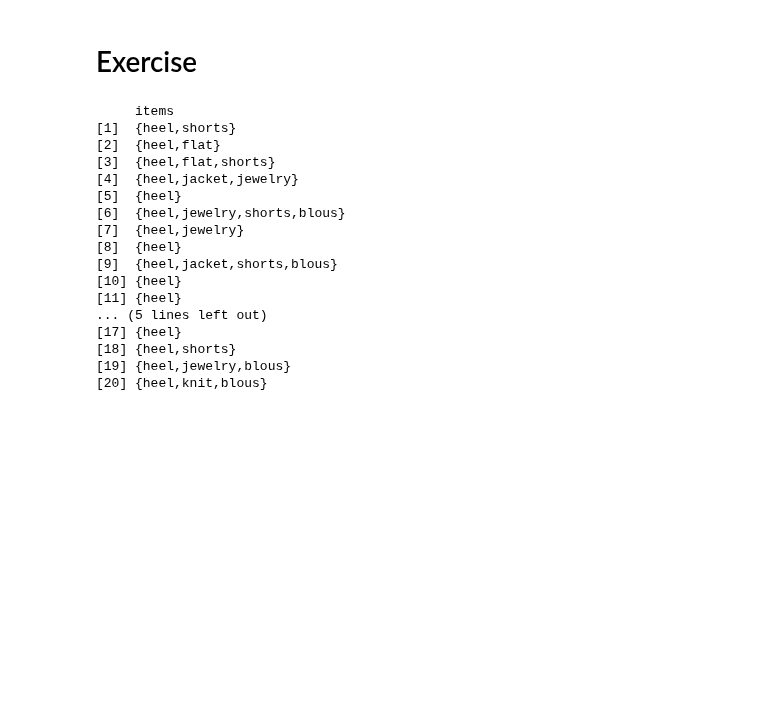
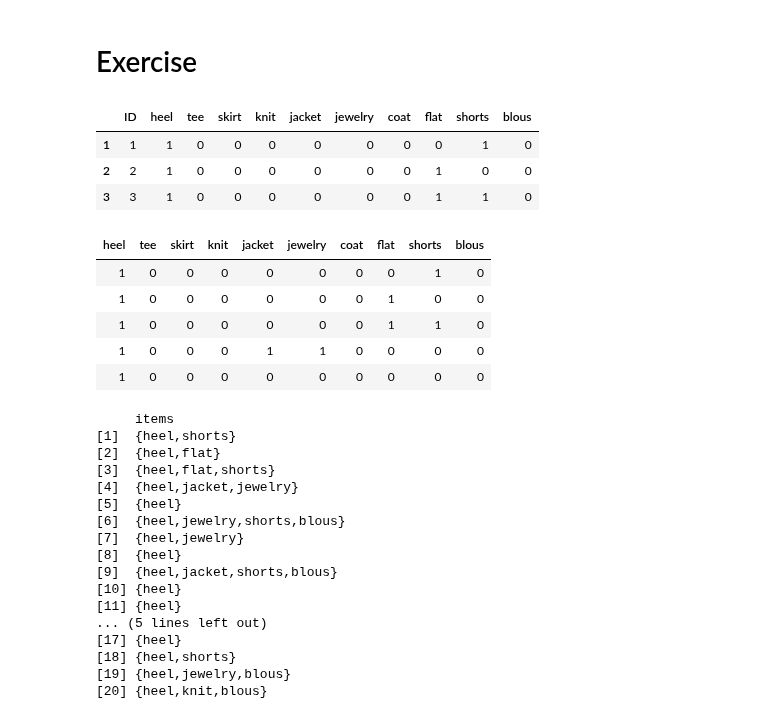
Before and after one commit to byungjun0689/DataScience, a Jupyter notebook: KMU/Second Semester/DataMining/1119_1126_Association Rule Mining/Association Rule Mining.ipynb, the cells around one changed output. Cells and saved outputs as stored; diff of their text form; code cells hidden in the pictures; blank space fills up the shorter version.

```diff
--- a/KMU/Second Semester/DataMining/1119_1126_Association Rule Mining/Association Rule Mining.ipynb
+++ b/KMU/Second Semester/DataMining/1119_1126_Association Rule Mining/Association Rule Mining.ipynb
@@ -368,0 +367,17 @@ trans <- as(st, "transactions")
+# %%
+head(data,3)
+# %% [output]
+|  | ID | heel | tee | skirt | knit | jacket | jewelry | coat | flat | shorts | blous |
+| 1 | 1 | 1 | 0 | 0 | 0 | 0 | 0 | 0 | 0 | 1 | 0 |
+| 2 | 2 | 1 | 0 | 0 | 0 | 0 | 0 | 0 | 1 | 0 | 0 |
+| 3 | 3 | 1 | 0 | 0 | 0 | 0 | 0 | 0 | 1 | 1 | 0 |
+# %%
+st <- as.matrix(data[,-1])
+st[1:5,]
+# %% [output]
+| heel | tee | skirt | knit | jacket | jewelry | coat | flat | shorts | blous |
+| 1 | 0 | 0 | 0 | 0 | 0 | 0 | 0 | 1 | 0 |
+| 1 | 0 | 0 | 0 | 0 | 0 | 0 | 1 | 0 | 0 |
+| 1 | 0 | 0 | 0 | 0 | 0 | 0 | 1 | 1 | 0 |
+| 1 | 0 | 0 | 0 | 1 | 1 | 0 | 0 | 0 | 0 |
+| 1 | 0 | 0 | 0 | 0 | 0 | 0 | 0 | 0 | 0 |
```
Also changed, not shown: parts of 2 cells of this notebook, 17 other files.
